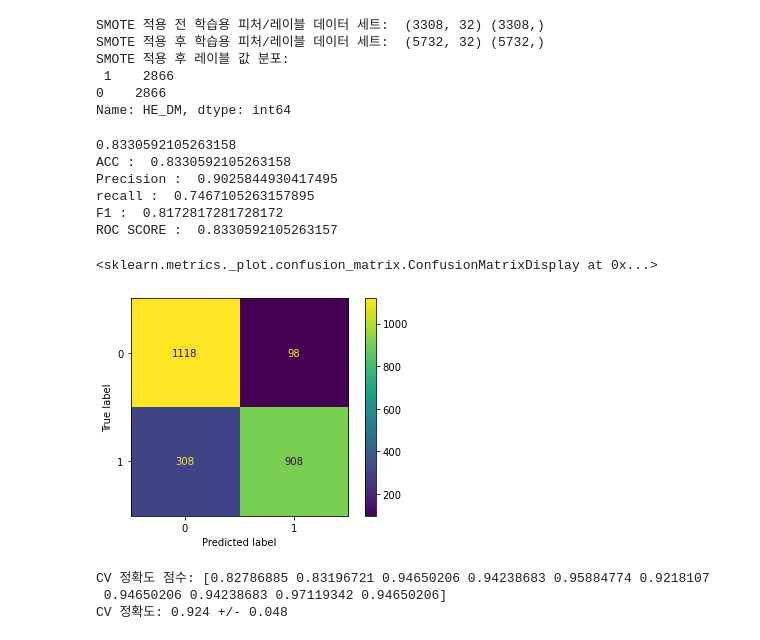
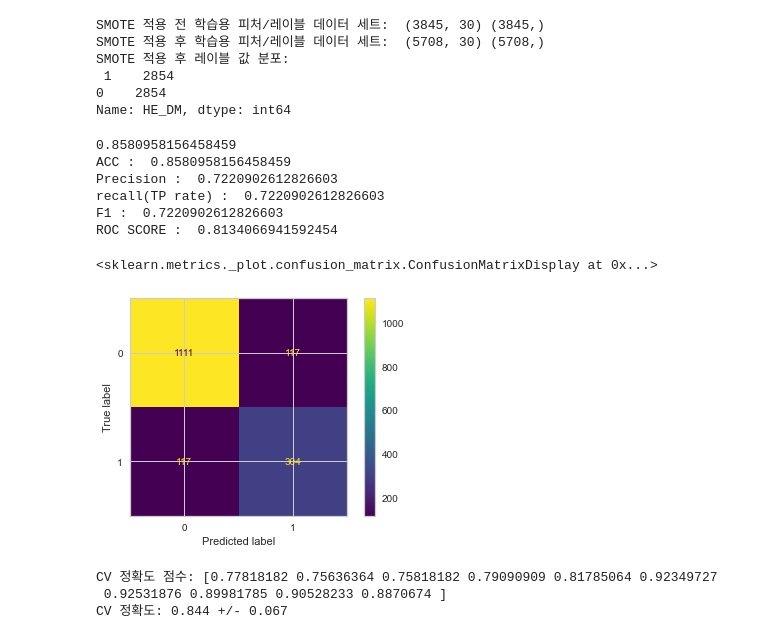
Before and after one commit to easthobb/Diabetes-Analysis, a Jupyter notebook: OUTCOME_ANALYSIS.ipynb, the cells around one changed output. Drawn from its saved outputs; the diff is of its cells as text; code cells hidden in the pictures.

```diff
--- a/OUTCOME_ANALYSIS.ipynb
+++ b/OUTCOME_ANALYSIS.ipynb
@@ -63,0 +79,4 @@ df.head()
+# %%
+df=df.drop(columns=['intercept','Unnamed: 0'])
+df.head()
+#print('DATA IS : \n', pd.Series(df.HE_DM).value_counts())
@@ -64,3 +90,6 @@ df.head()
+# %%
+df.isnull().sum()
+df=df.fillna(0)
 # %%
 ## SETTING DEPENDENT VAR, INDEPENDENT VARS
 
@@ -68,4 +97,13 @@ Y = df.HE_DM # y축 설정
 X = df.drop(columns=["HE_DM"]) #결과축 삭제 for predictions
 
 
-X_train, X_test, Y_train, Y_test = train_test_split(X, Y, test_size=0.30, random_state=42) ## test.size 0.2~0.25 설정할거임
+X_train, X_test, Y_train, Y_test = train_test_split(X, Y, test_size=0.3, random_state=42) ## test.size 0.2~0.25 설정할거임
+# %%
+## 16,17,18 Prediction
+
+pipe = Pipeline([('scaler',StandardScaler()), ('classifiers',CatBoostClassifier())])
+pipe.fit(X_train,Y_train)
+y_preds=pipe.predict(X_test)
+print(pipe.score(X_test,Y_test))
+metrics(Y_test,y_preds)
+plot_confusion_matrix(pipe,X_test,Y_test)
@@ -74,46 +132,47 @@ X_train, X_test, Y_train, Y_test = train_test_split(X, Y, test_size=0.30, random
 smote = SMOTE(random_state=0)
 
 X_train_over,Y_train_over = smote.fit_sample(X_train,Y_train)
-X_test_over,Y_test_over = smote.fit_sample(X_test,Y_test)
+#X_test_over,Y_test_over = smote.fit_sample(X_test,Y_test)
 print('SMOTE 적용 전 학습용 피처/레이블 데이터 세트: ', X_train.shape, Y_train.shape)
 print('SMOTE 적용 후 학습용 피처/레이블 데이터 세트: ', X_train_over.shape, Y_train_over.shape)
 print('SMOTE 적용 후 레이블 값 분포: \n', pd.Series(Y_train_over).value_counts())
 # %% [output]
-SMOTE 적용 전 학습용 피처/레이블 데이터 세트:  (3308, 32) (3308,)
-SMOTE 적용 후 학습용 피처/레이블 데이터 세트:  (5732, 32) (5732,)
+SMOTE 적용 전 학습용 피처/레이블 데이터 세트:  (3845, 30) (3845,)
+SMOTE 적용 후 학습용 피처/레이블 데이터 세트:  (5708, 30) (5708,)
 SMOTE 적용 후 레이블 값 분포:
- 1    2866
-0    2866
+ 1    2854
+0    2854
 Name: HE_DM, dtype: int64
 # %%
 ##PIPELINE RESAMPLED WORKFLOW
 pipe = Pipeline([('scaler',StandardScaler()), ('classifiers',XGBClassifier())])
 pipe.fit(X_train_over,Y_train_over)
-y_preds=pipe.predict(X_test_over)
-print(pipe.score(X_test_over,Y_test_over))
-metrics(Y_test_over,y_preds)
-plot_confusion_matrix(pipe,X_test_over,Y_test_over)
+#y_preds=pipe.predict(X_test_over)
+y_preds=pipe.predict(X_test)
+print(pipe.score(X_test,Y_test))
+metrics(Y_test,y_preds)
+plot_confusion_matrix(pipe,X_test,Y_test)
 # %% [output]
-0.8330592105263158
-ACC :  0.8330592105263158
-Precision :  0.9025844930417495
-recall :  0.7467105263157895
-F1 :  0.8172817281728172
-ROC SCORE :  0.8330592105263157
+0.8580958156458459
+ACC :  0.8580958156458459
+Precision :  0.7220902612826603
+recall(TP rate) :  0.7220902612826603
+F1 :  0.7220902612826603
+ROC SCORE :  0.8134066941592454
 <sklearn.metrics._plot.confusion_matrix.ConfusionMatrixDisplay at 0x...>
-[figure, old version]
+[figure, new version]
 # %%
 ## K-FOLD VALIDATION
 scores = cross_val_score(estimator=pipe,
-                         #X=df.drop(columns=["HE_DM"]),
-                         #y=df.HE_DM,
-                         X=X_test_over,
-                         y=Y_test_over,
+                         X=df.drop(columns=["HE_DM"]),
+                         y=df.HE_DM,
+                         #X=X_test_over,
+                         #y=Y_test_over,
                          cv=10,
                          n_jobs=-1)
 print('CV 정확도 점수: %s' % scores)
 print('CV 정확도: %.3f +/- %.3f' % (np.mean(scores), np.std(scores)))
 # %% [output]
-CV 정확도 점수: [0.82786885 0.83196721 0.94650206 0.94238683 0.95884774 0.9218107
- 0.94650206 0.94238683 0.97119342 0.94650206]
-CV 정확도: 0.924 +/- 0.048
+CV 정확도 점수: [0.77818182 0.75636364 0.75818182 0.79090909 0.81785064 0.92349727
+ 0.92531876 0.89981785 0.90528233 0.8870674 ]
+CV 정확도: 0.844 +/- 0.067
```
Also changed, not shown: parts of 7 cells of this notebook.
